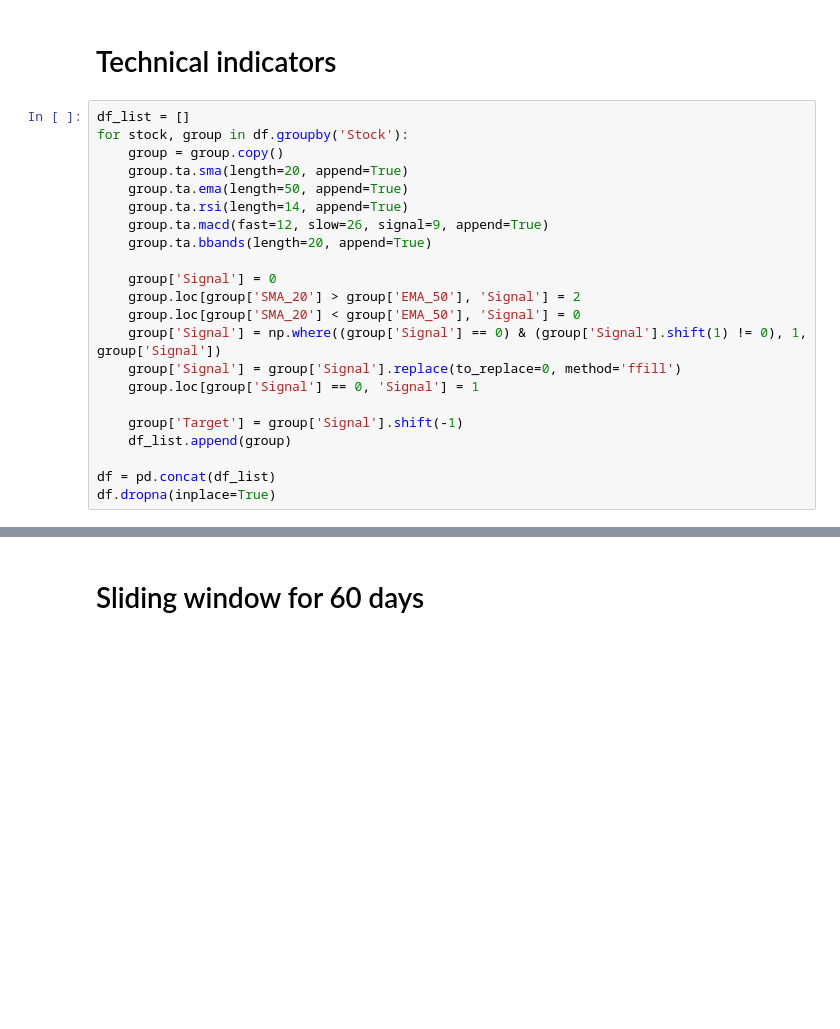
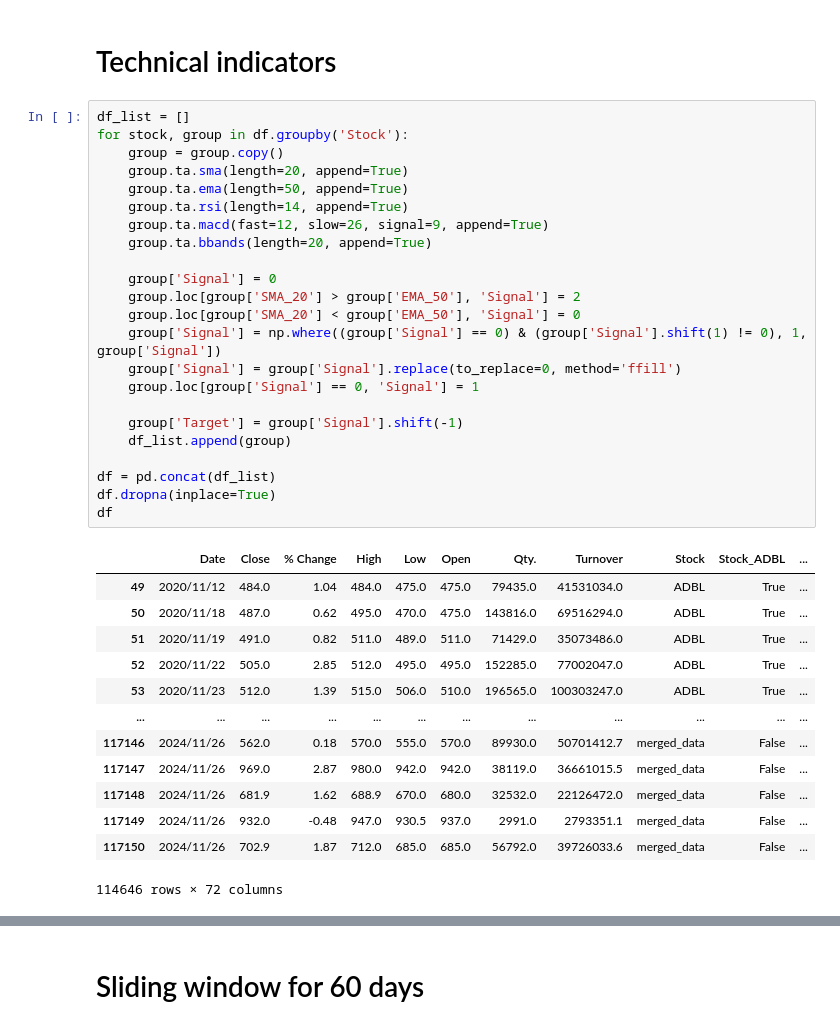
Before and after one commit to jibanchaudhary/Trading_bot, a Jupyter notebook: train.ipynb, the cells around one changed output, grey strips where cells are left out. Drawn from its saved outputs; the diff is of its cells as text; blank space fills up the shorter version.

```diff
--- a/train.ipynb
+++ b/train.ipynb
@@ -36,24 +64,39 @@ df = pd.concat([df, stock_dummies],axis=1)
 # %%
 df_list = []
 for stock, group in df.groupby('Stock'):
     group = group.copy()
     group.ta.sma(length=20, append=True)
     group.ta.ema(length=50, append=True)
     group.ta.rsi(length=14, append=True)
     group.ta.macd(fast=12, slow=26, signal=9, append=True)
     group.ta.bbands(length=20, append=True)
 
     group['Signal'] = 0
     group.loc[group['SMA_20'] > group['EMA_50'], 'Signal'] = 2
     group.loc[group['SMA_20'] < group['EMA_50'], 'Signal'] = 0
     group['Signal'] = np.where((group['Signal'] == 0) & (group['Signal'].shift(1) != 0), 1, group['Signal'])
     group['Signal'] = group['Signal'].replace(to_replace=0, method='ffill')
     group.loc[group['Signal'] == 0, 'Signal'] = 1
 
     group['Target'] = group['Signal'].shift(-1)
     df_list.append(group)
 
 df = pd.concat(df_list)
 df.dropna(inplace=True)
+df
+# %% [output]
+|  | Date | Close | % Change | High | Low | Open | Qty. | Turnover | Stock | Stock_ADBL | ... |
+| 49 | 2020/11/12 | 484.0 | 1.04 | 484.0 | 475.0 | 475.0 | 79435.0 | 41531034.0 | ADBL | True | ... |
+| 50 | 2020/11/18 | 487.0 | 0.62 | 495.0 | 470.0 | 475.0 | 143816.0 | 69516294.0 | ADBL | True | ... |
+| 51 | 2020/11/19 | 491.0 | 0.82 | 511.0 | 489.0 | 511.0 | 71429.0 | 35073486.0 | ADBL | True | ... |
+| 52 | 2020/11/22 | 505.0 | 2.85 | 512.0 | 495.0 | 495.0 | 152285.0 | 77002047.0 | ADBL | True | ... |
+| 53 | 2020/11/23 | 512.0 | 1.39 | 515.0 | 506.0 | 510.0 | 196565.0 | 100303247.0 | ADBL | True | ... |
+| ... | ... | ... | ... | ... | ... | ... | ... | ... | ... | ... | ... |
+| 117146 | 2024/11/26 | 562.0 | 0.18 | 570.0 | 555.0 | 570.0 | 89930.0 | 50701412.7 | merged_data | False | ... |
+| 117147 | 2024/11/26 | 969.0 | 2.87 | 980.0 | 942.0 | 942.0 | 38119.0 | 36661015.5 | merged_data | False | ... |
+| 117148 | 2024/11/26 | 681.9 | 1.62 | 688.9 | 670.0 | 680.0 | 32532.0 | 22126472.0 | merged_data | False | ... |
+| 117149 | 2024/11/26 | 932.0 | -0.48 | 947.0 | 930.5 | 937.0 | 2991.0 | 2793351.1 | merged_data | False | ... |
+| 117150 | 2024/11/26 | 702.9 | 1.87 | 712.0 | 685.0 | 685.0 | 56792.0 | 39726033.6 | merged_data | False | ... |
+114646 rows × 72 columns
 # %%
 df_list
```
Also changed, not shown: parts of 4 cells of this notebook.
